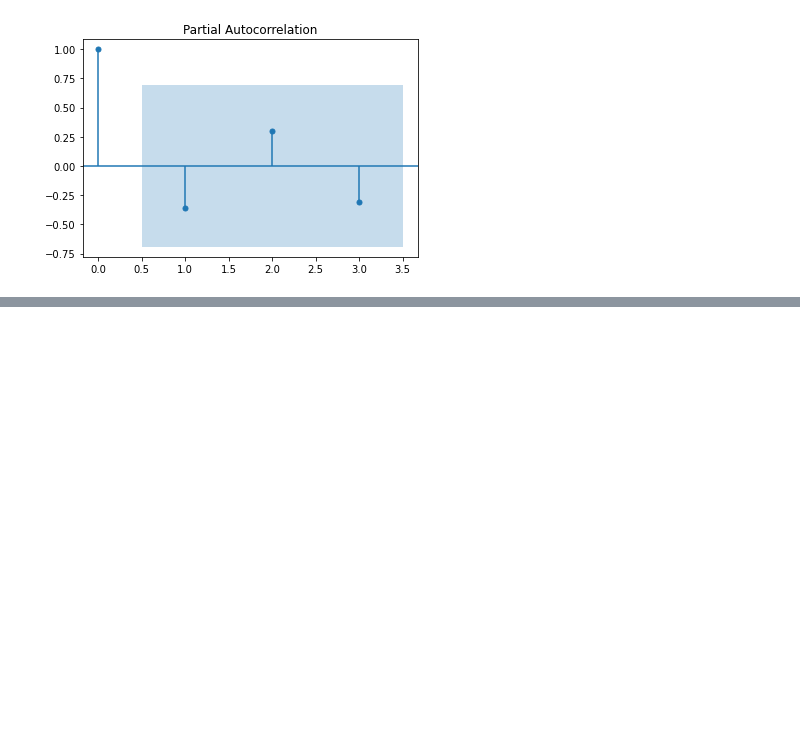
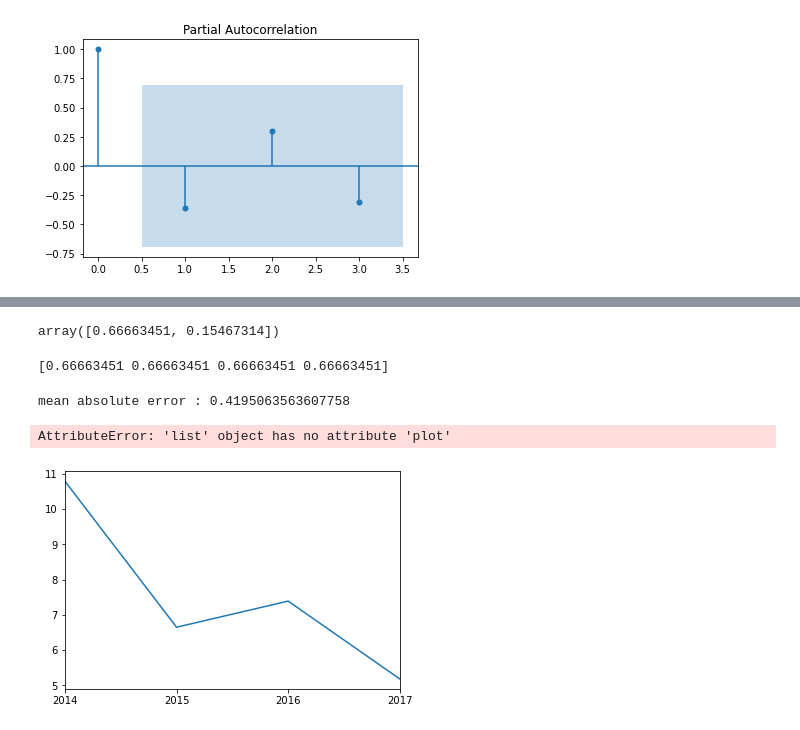
Before and after one commit to felix-n12/shell-ai, a Jupyter notebook: Untitled.ipynb, the cells around one changed output, grey strips where cells are left out. Saved outputs shown, nothing was run; the diff lists cells and outputs as text; code cells hidden in the pictures; blank space fills up the shorter version.

Commit message:
Modelling

```diff
--- a/Untitled.ipynb
+++ b/Untitled.ipynb
@@ -270,0 +268,39 @@ We do not eject the null hypothesis and show that there is no autocorrelation
+# %%
+#lets start with the ARMA model
+from statsmodels.tsa.arima.model import ARIMA
+
+#lets split our data into training an test data
+splitting_index=int(len(biomass_T)*0.60)
+
+data_train = biomass_T.iloc[:splitting_index,0]
+
+data_test = biomass_T.iloc[splitting_index:,0]
+
+#lets scale our data
+from sklearn.preprocessing import MinMaxScaler
+scaler=MinMaxScaler()
+
+data_train=np.array(data_train)
+data_train=data_train.reshape(-1,1)
+
+scaled_train_data = scaler.fit_transform(data_train)
+
+data_test=np.array(data_test)
+data_test=data_test.reshape(-1,1)
+scaled_test_data = scaler.fit_transform(data_test)
+# %%
+#lest instantiate our model object
+#lets fit the data
+model=ARIMA(endog=scaled_train_data,order=(0,0,0)).fit()
+
+
+
+#lets view the model summary
+model.params
+# %% [output]
+array([0.66663451, 0.15467314])
+# %%
+predictions=model.predict(period=[2015,2016,2017])
+print(predictions)
+# %% [output]
+[0.66663451 0.66663451 0.66663451 0.66663451]
@@ -270,0 +310,13 @@ We do not eject the null hypothesis and show that there is no autocorrelation
+# %%
+print(f"mean absolute error : {mae}")
+# %% [output]
+mean absolute error : 0.4195063563607758
+# %%
+biomass_T.iloc[splitting_index:,0].plot()
+real_pred = scaler.inverse_transform((np.array(predictions)).reshape(-1,1))
+
+pred=list(real_pred)
+pred.plot()
+# %% [output]
+AttributeError: 'list' object has no attribute 'plot'
+[figure, added]
```
Also changed, not shown: parts of 10 cells of this notebook.
